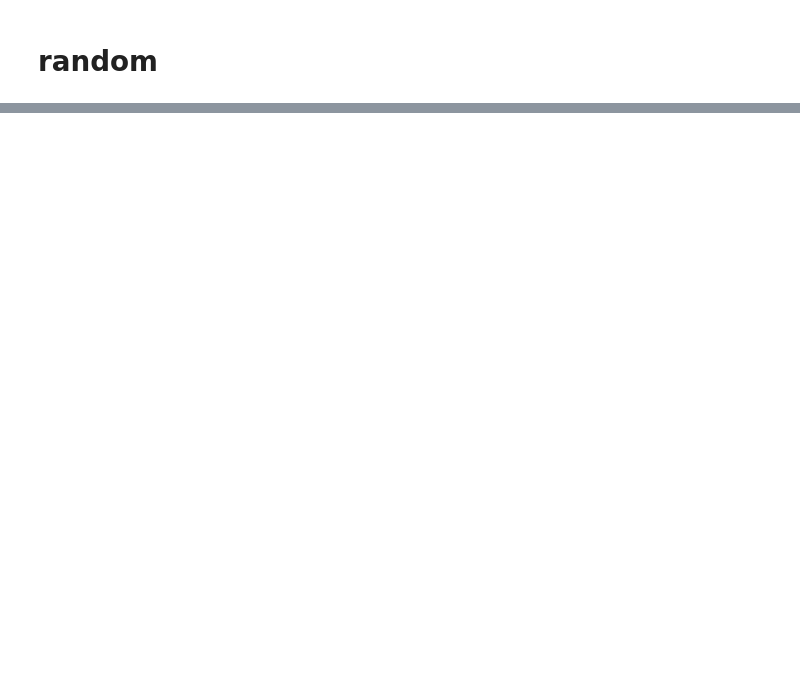
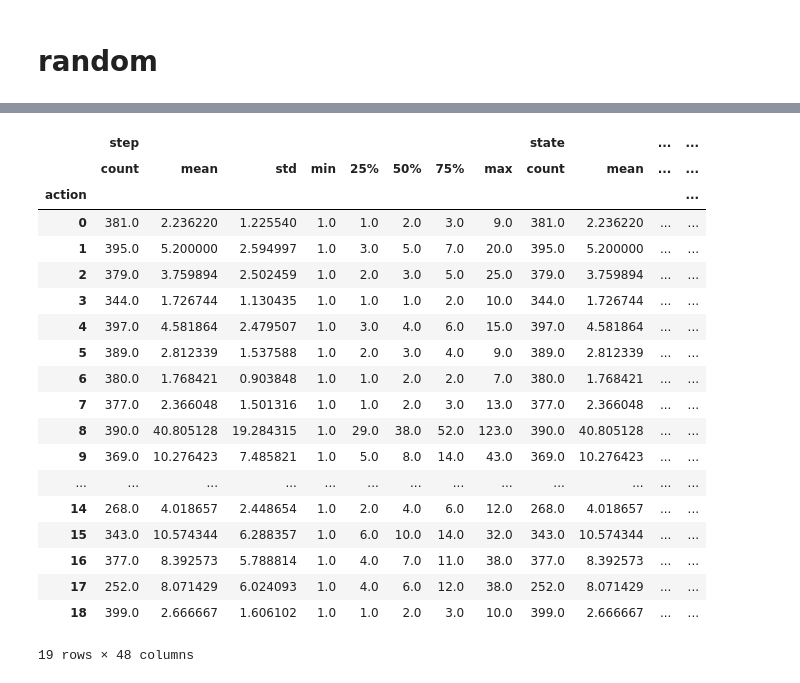
Before and after one commit to FahmidMorshed/CrystalIsland-RL, a Jupyter notebook: src/data_preprocessing.ipynb, the cells around one changed output, grey strips where cells are left out. Drawn from its saved outputs; the diff is of its cells as text; code cells hidden in the pictures; blank space fills up the shorter version.

```diff
--- a/src/data_preprocessing.ipynb
+++ b/src/data_preprocessing.ipynb
@@ -623,0 +517,23 @@ df_org.groupby('episode').count().describe()
+# %%
+df.groupby(['episode','action']).count().groupby(['action']).describe()
+# %% [output]
+|  | step |  |  |  |  |  |  |  | state |  | ... | ... |
+|  | count | mean | std | min | 25% | 50% | 75% | max | count | mean | ... | ... |
+| action |  |  |  |  |  |  |  |  |  |  |  | ... |
+| 0 | 381.0 | 2.236220 | 1.225540 | 1.0 | 1.0 | 2.0 | 3.0 | 9.0 | 381.0 | 2.236220 | ... | ... |
+| 1 | 395.0 | 5.200000 | 2.594997 | 1.0 | 3.0 | 5.0 | 7.0 | 20.0 | 395.0 | 5.200000 | ... | ... |
+| 2 | 379.0 | 3.759894 | 2.502459 | 1.0 | 2.0 | 3.0 | 5.0 | 25.0 | 379.0 | 3.759894 | ... | ... |
+| 3 | 344.0 | 1.726744 | 1.130435 | 1.0 | 1.0 | 1.0 | 2.0 | 10.0 | 344.0 | 1.726744 | ... | ... |
+| 4 | 397.0 | 4.581864 | 2.479507 | 1.0 | 3.0 | 4.0 | 6.0 | 15.0 | 397.0 | 4.581864 | ... | ... |
+| 5 | 389.0 | 2.812339 | 1.537588 | 1.0 | 2.0 | 3.0 | 4.0 | 9.0 | 389.0 | 2.812339 | ... | ... |
+| 6 | 380.0 | 1.768421 | 0.903848 | 1.0 | 1.0 | 2.0 | 2.0 | 7.0 | 380.0 | 1.768421 | ... | ... |
+| 7 | 377.0 | 2.366048 | 1.501316 | 1.0 | 1.0 | 2.0 | 3.0 | 13.0 | 377.0 | 2.366048 | ... | ... |
+| 8 | 390.0 | 40.805128 | 19.284315 | 1.0 | 29.0 | 38.0 | 52.0 | 123.0 | 390.0 | 40.805128 | ... | ... |
+| 9 | 369.0 | 10.276423 | 7.485821 | 1.0 | 5.0 | 8.0 | 14.0 | 43.0 | 369.0 | 10.276423 | ... | ... |
+| ... | ... | ... | ... | ... | ... | ... | ... | ... | ... | ... | ... | ... |
+| 14 | 268.0 | 4.018657 | 2.448654 | 1.0 | 2.0 | 4.0 | 6.0 | 12.0 | 268.0 | 4.018657 | ... | ... |
+| 15 | 343.0 | 10.574344 | 6.288357 | 1.0 | 6.0 | 10.0 | 14.0 | 32.0 | 343.0 | 10.574344 | ... | ... |
+| 16 | 377.0 | 8.392573 | 5.788814 | 1.0 | 4.0 | 7.0 | 11.0 | 38.0 | 377.0 | 8.392573 | ... | ... |
+| 17 | 252.0 | 8.071429 | 6.024093 | 1.0 | 4.0 | 6.0 | 12.0 | 38.0 | 252.0 | 8.071429 | ... | ... |
+| 18 | 399.0 | 2.666667 | 1.606102 | 1.0 | 1.0 | 2.0 | 3.0 | 10.0 | 399.0 | 2.666667 | ... | ... |
+19 rows × 48 columns
```
Also changed, not shown: parts of 6 cells of this notebook, 28 other files.
